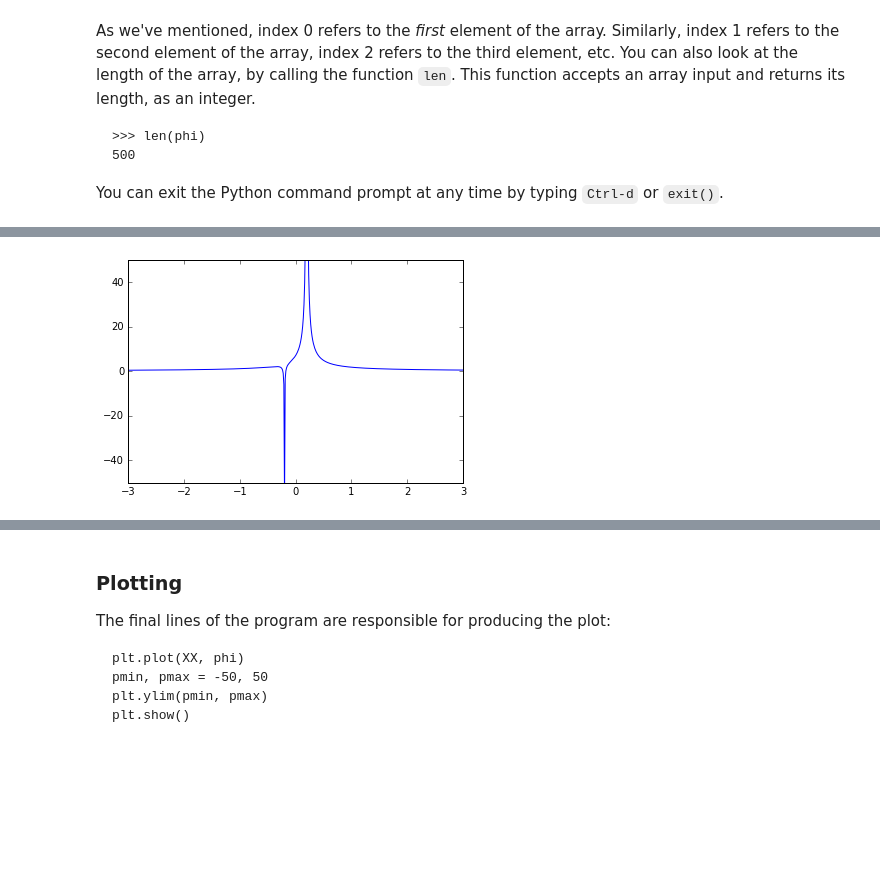
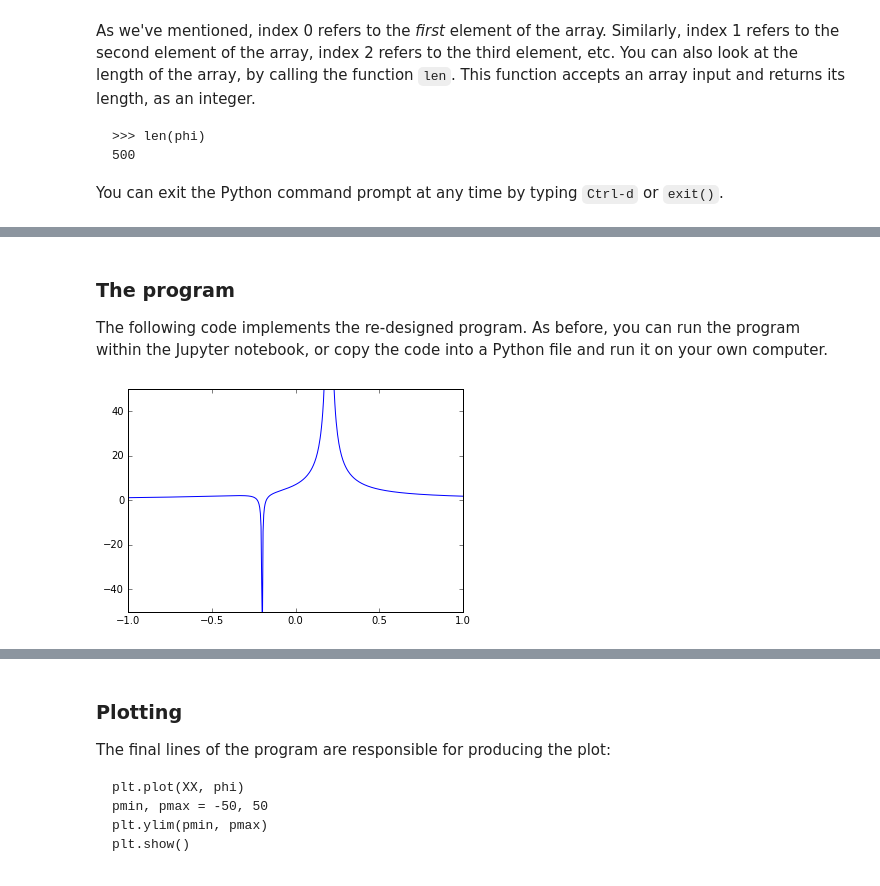
Before and after one commit to seewhydee/ntuphys_nb, a Jupyter notebook: PH4505/00_tutorial.ipynb, the cells around one changed output, grey strips where cells are left out. Saved outputs shown, nothing was run; the diff lists cells and outputs as text; code cells hidden in the pictures; blank space fills up the shorter version.

```diff
--- a/PH4505/00_tutorial.ipynb
+++ b/PH4505/00_tutorial.ipynb
@@ -100,7 +101,7 @@ import matplotlib.pyplot as plt
 x0 = 1.5
 q0 = 1.0
 
-x   = linspace(-5.0, 5.0, 500)
+x   = linspace(-4.0, 4.0, 200)
 phi = q0 / abs(x - x0)
 
 plt.plot(x, phi)
@@ -178,30 +221,36 @@ The following code implements this function, and uses it:<a name="example1"></a>
+# %% [markdown]
+### The program
+
+The following code implements the re-designed program. As before, you can run the program within the Jupyter notebook, or copy the code into a Python file and run it on your own computer.
+<a name="example1"></a>
 # %%
 %matplotlib inline
 from scipy import *
 import matplotlib.pyplot as plt
 
-## Return the potential at measurement points x, due to particles
+## Return the potential at measurement points x produced by particles
 ## at positions xc and charges qc.  xc, qc, and x must be 1D arrays,
 ## with xc and qc of equal length.  The return value is an array
-## of the same length as x, containing the potentials at each x point.
+## of the same length as x, containing the potentials at each point.
 def potential(xc, qc, x):
     M = len(x)
     N = len(xc)
     phi = zeros(M)
     for j in range(N):
         phi += qc[j] / abs(x - xc[j])
     return phi
 
 particles_x = array([0.2, -0.2])
 particles_q = array([1.5, -0.1])
-x = linspace(-3, 3, 500)
+
+x = linspace(-1, 1, 500)
 
 phi = potential(particles_x, particles_q, x)
 
 plt.plot(x, phi)
 pmin, pmax = -50, 50
 plt.ylim(pmin, pmax)
 plt.show()
 # %% [output]
-[figure, old version]
+[figure, new version]
 # %% [markdown]
```
Also changed, not shown: parts of 12 cells of this notebook.
